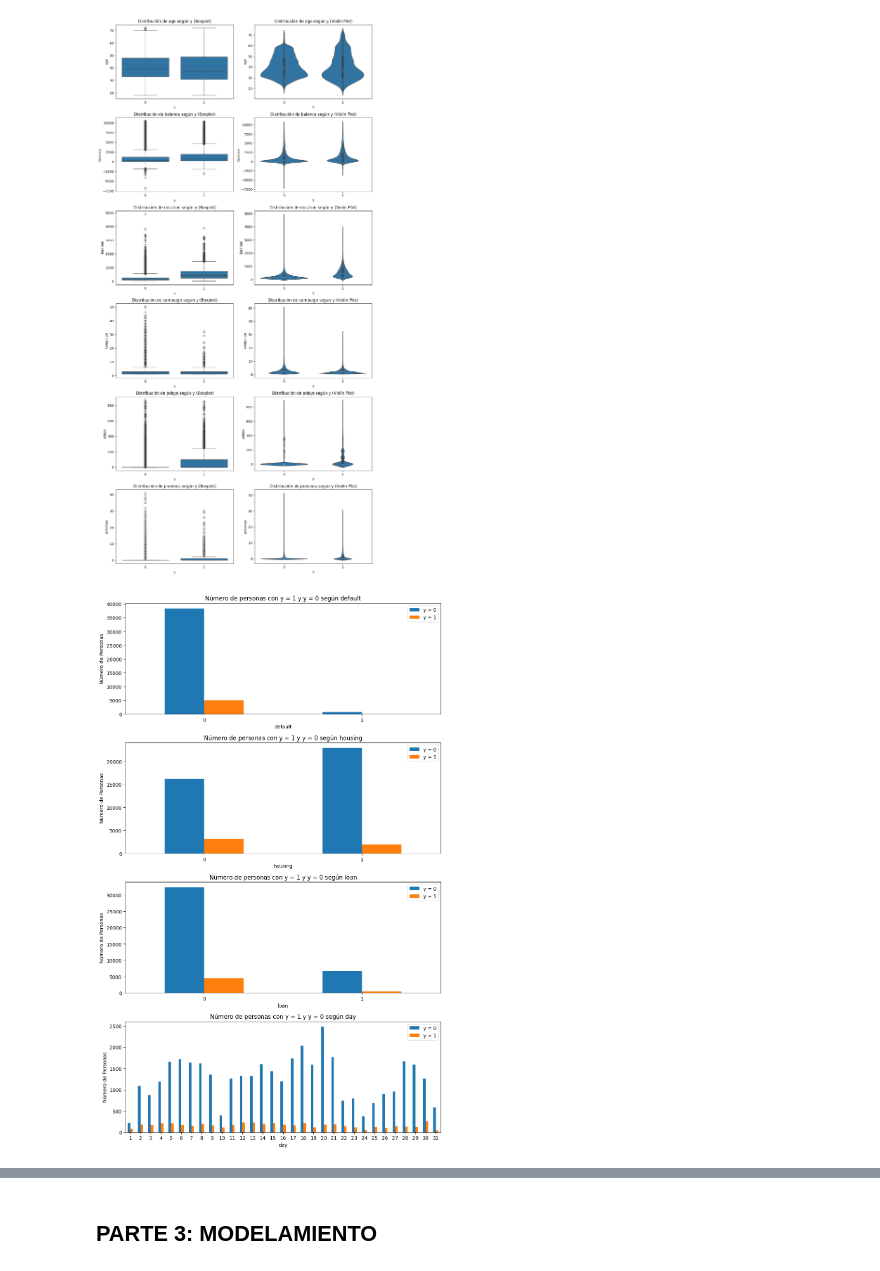
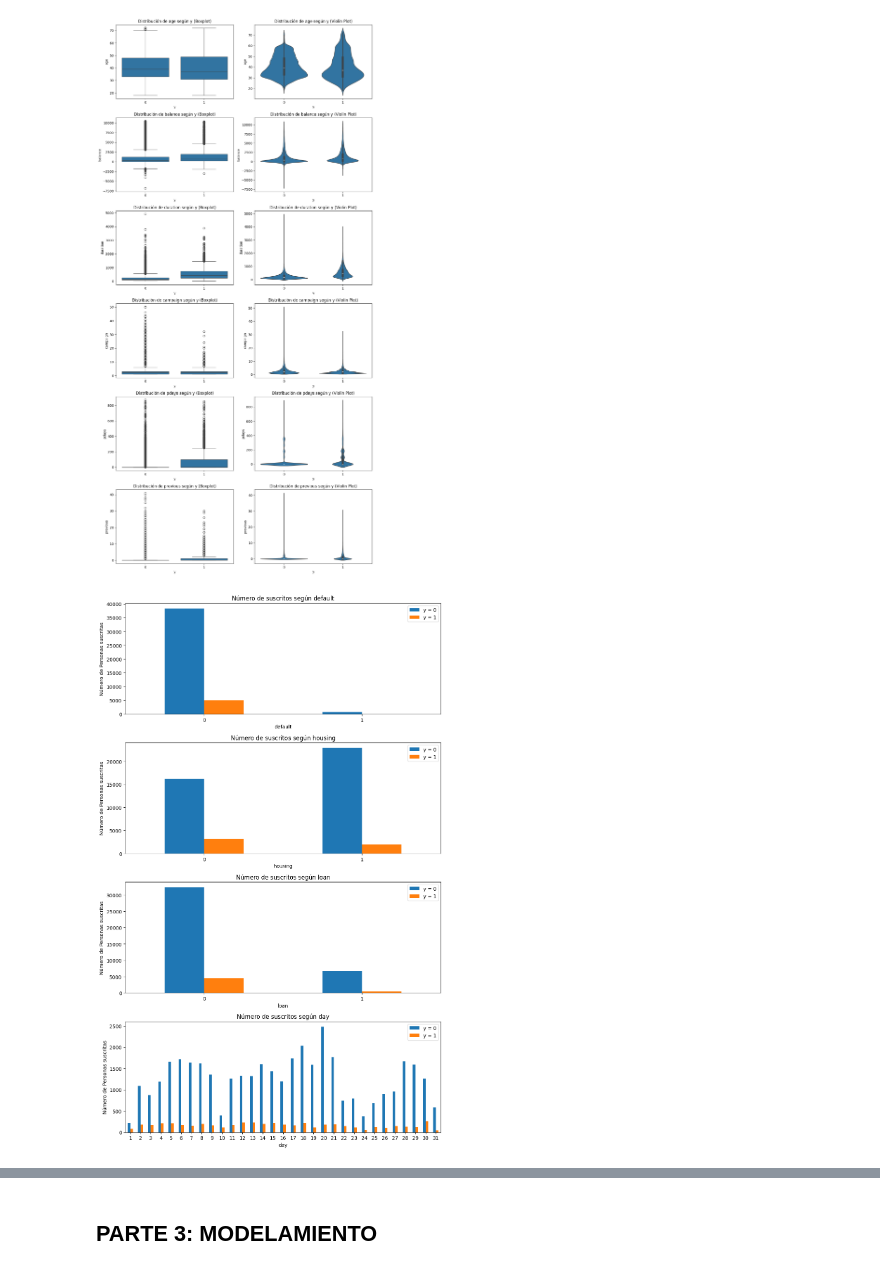
Before and after one commit to TheOneTrueDeQu/PROY2, a Jupyter notebook: PROY2-dataymodelos.ipynb, the cells around one changed output, grey strips where cells are left out. Saved outputs shown, nothing was run; the diff lists cells and outputs as text; code cells hidden in the pictures.

```diff
--- a/PROY2-dataymodelos.ipynb
+++ b/PROY2-dataymodelos.ipynb
@@ -299,26 +299,26 @@ plt.show()
 # %%
 columnas_binarias = ["default","housing", "loan","day"]
 # Configuración de tamaño de los subplots
 fig, axes = plt.subplots(nrows=len(columnas_binarias), ncols=1, figsize=(10, len(columnas_binarias) * 4))
 
 # Generar una gráfica para cada columna binaria
 for i, col in enumerate(columnas_binarias):
     # Agrupamos por la columna binaria y 'y' y contamos el número de ocurrencias
     conteo_y_por_binaria = data_clean.groupby([col, 'y']).size().unstack()
 
     # Gráfica de barras para cada característica binaria
     conteo_y_por_binaria.plot(kind='bar', ax=axes[i], color=['#1f77b4', '#ff7f0e'])
-    axes[i].set_title(f'Número de personas con y = 1 y y = 0 según {col}')
+    axes[i].set_title(f'Número de suscritos según {col}')
     axes[i].set_xlabel(col)
-    axes[i].set_ylabel('Número de Personas')
+    axes[i].set_ylabel('Número de Personas suscritas')
     axes[i].legend(['y = 0', 'y = 1'])
     axes[i].tick_params(axis='x', rotation=0)
 
 # Ajustar el layout para evitar solapamientos
 plt.tight_layout()
 plt.show()
 # %% [output]
-[figure, old version]
+[figure, new version]
 # %%
 # Configuración de gráficos
 fig, axes = plt.subplots(nrows=len(columnas_binarias), ncols=1, figsize=(10, len(columnas_binarias) * 4))
```
Also changed, not shown: parts of 2 cells of this notebook.
